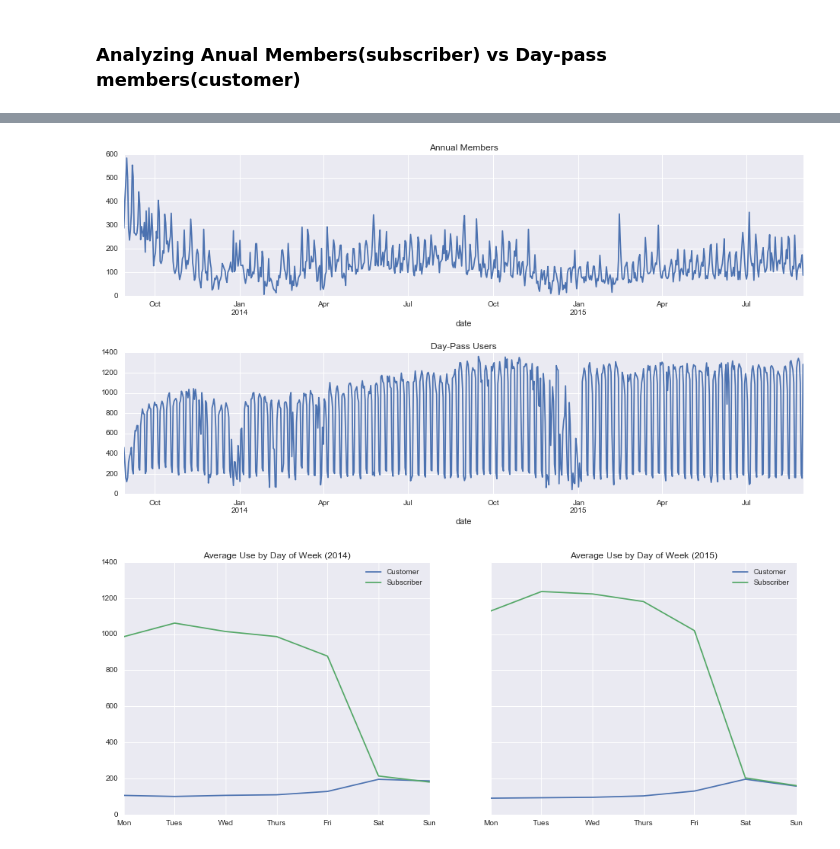
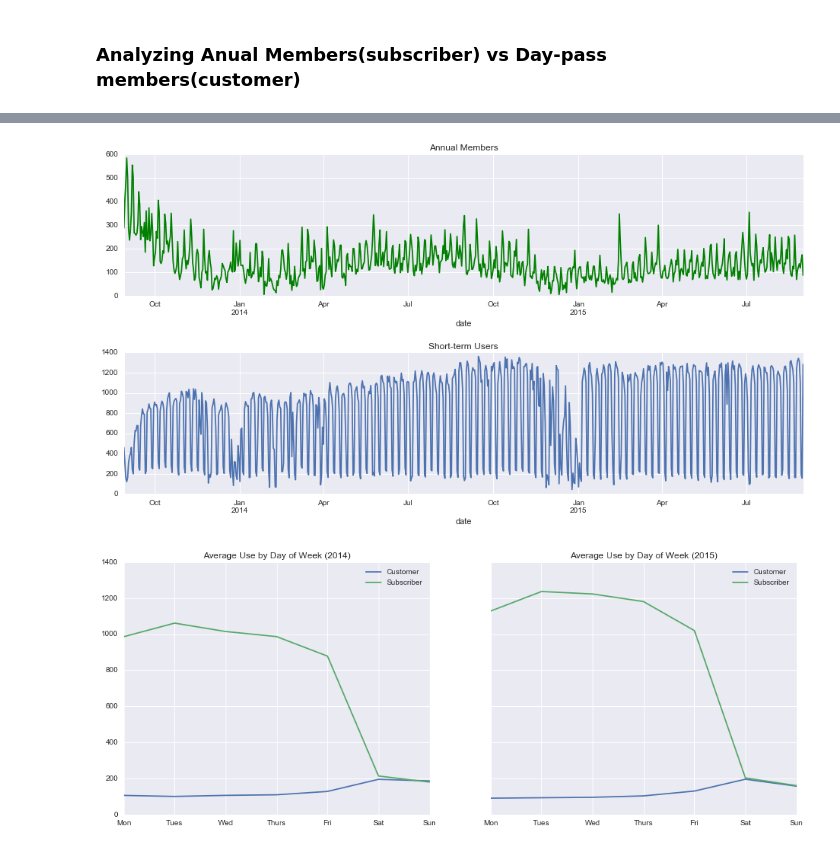
Before and after one commit to binnie869/Bicycle-Mania, a Jupyter notebook: Anubhav_Exploration3.ipynb, the cells around one changed output, grey strips where cells are left out. Saved outputs shown, nothing was run; the diff lists cells and outputs as text; code cells hidden in the pictures.

```diff
--- a/Anubhav_Exploration3.ipynb
+++ b/Anubhav_Exploration3.ipynb
@@ -33,10 +33,10 @@ by_date = trips.pivot_table('Trip ID', aggfunc='count',
 # %%
 fig, ax = plt.subplots(2, figsize=(16, 8))
 fig.subplots_adjust(hspace=0.4)
-by_date.iloc[:, 0].plot(ax=ax[0], title='Annual Members');
-by_date.iloc[:, 1].plot(ax=ax[1], title='Day-Pass Users');
+by_date.iloc[:, 0].plot(ax=ax[0], title='Annual Members', color='green');
+by_date.iloc[:, 1].plot(ax=ax[1], title='Short-term Users');
 # %% [output]
-[figure, old version]
+[figure, new version]
 # %%
 by_weekday = by_date.groupby([by_date.index.year,
                               by_date.index.dayofweek]).mean()
```
Also changed, not shown: parts of 1 cell of this notebook.
